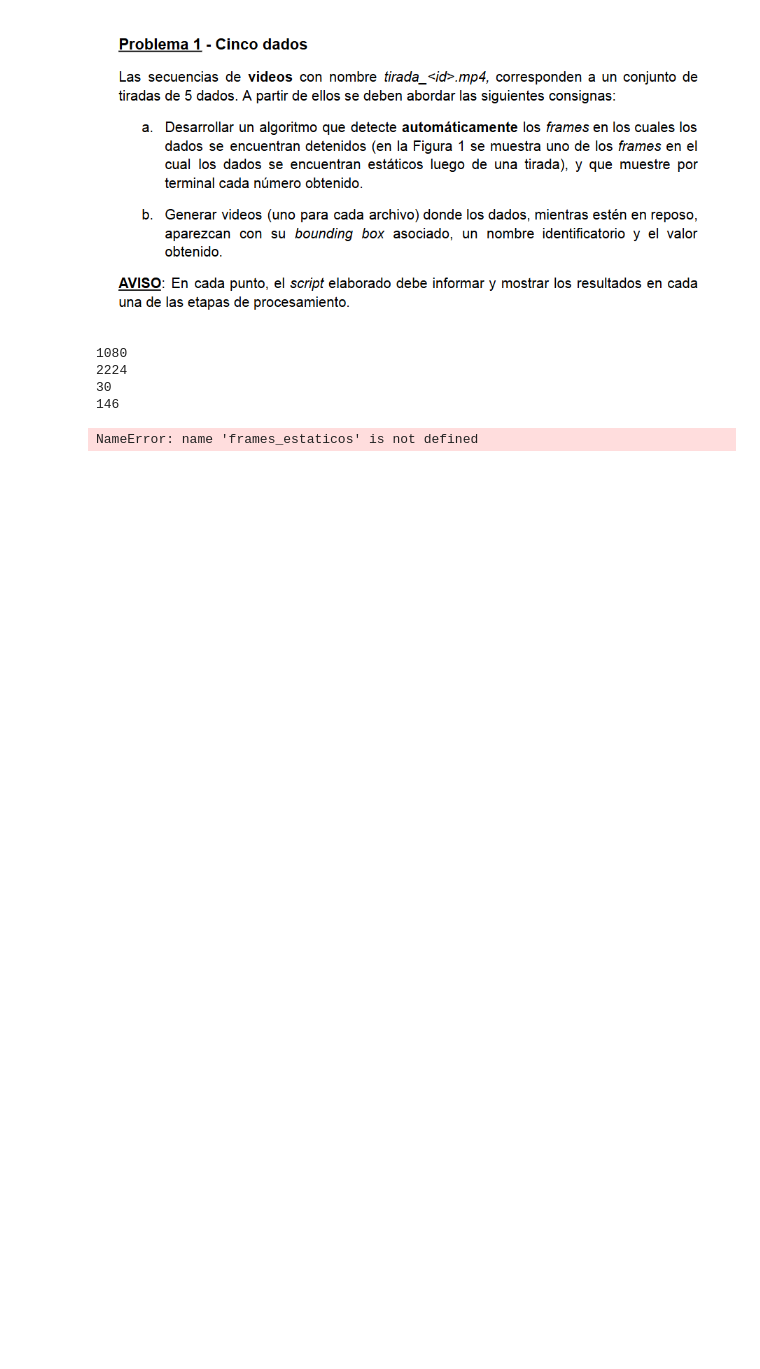
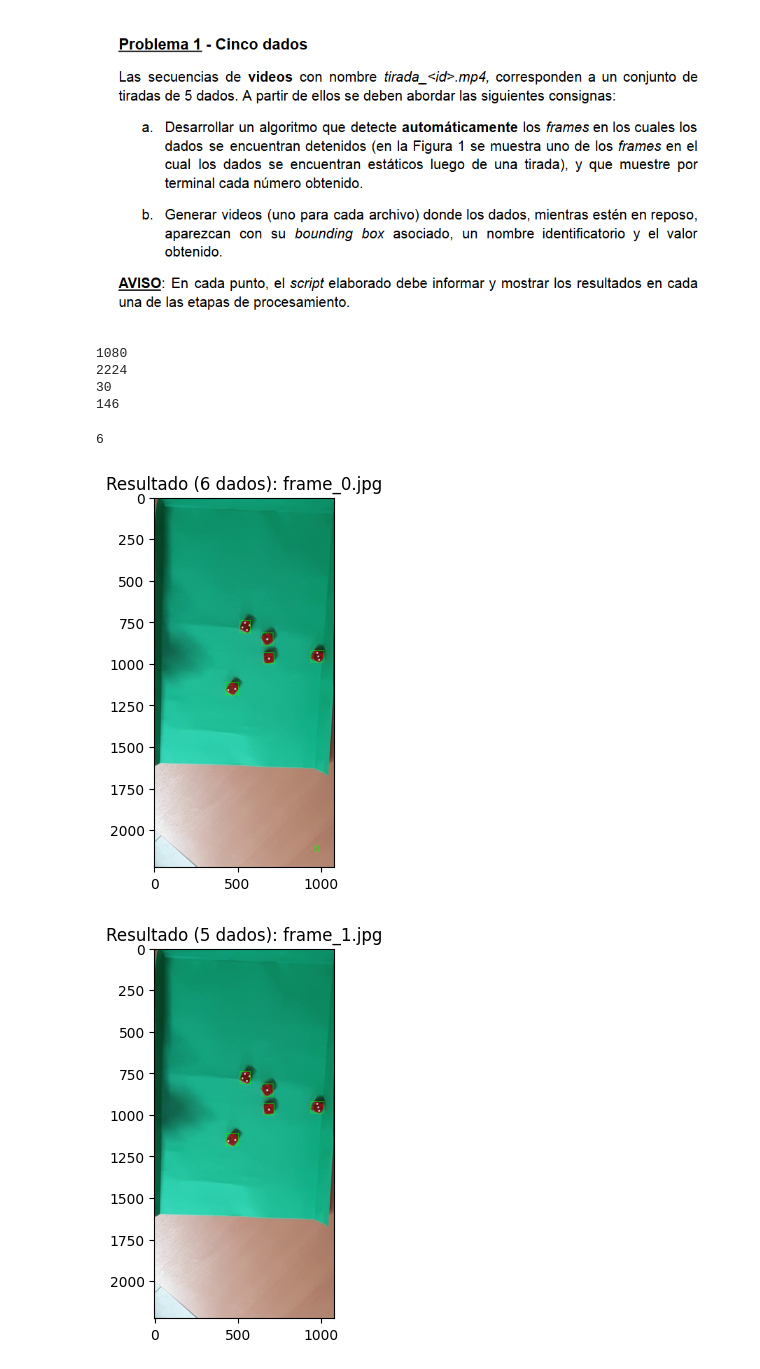
Before and after one commit to maxiromano/tp3_pdi_molina_romano, a Jupyter notebook: main.ipynb, the cells around one changed output. Saved outputs shown, nothing was run; the diff lists cells and outputs as text; code cells hidden in the pictures; blank space fills up the shorter version.

Commit message:
hecho bounding, sigo con contador ddos

```diff
--- a/main.ipynb
+++ b/main.ipynb
@@ -31,7 +31,8 @@ print(n_frames)
 frame_prev = None
 cont_fram_est = 0
 cont_frame_global = 0
-umbral_mov = 2.0
+umbral_mov = 2.5
+frame_estaticos = 0
 # %%
 #analiza si hay imagen quieta y guarda el frame estatico
 while cap.isOpened():
@@ -66,4 +67,66 @@ print(cont_frame_global)
 cap.release()
 cv2.destroyAllWindows()
 # %% [output]
-NameError: name 'frames_estaticos' is not defined
+6
+# %%
+
+carpeta_frames = "frames"
+AREA_MINIMA = 500
+AREA_MAXIMA = 30000
+
+rojo_bajo_1 = np.array([0, 100, 100])
+rojo_alto_1 = np.array([10, 255, 255])
+
+rojo_bajo_2 = np.array([170, 100, 100])
+rojo_alto_2 = np.array([180, 255, 255])
+
+lista_archivos = os.listdir(carpeta_frames)
+
+for nombre_archivo in lista_archivos:
+    if nombre_archivo.endswith('.jpg'):
+        ruta_completa = os.path.join(carpeta_frames, nombre_archivo)
+        imagen = cv2.imread(ruta_completa)
+
+        imagen_dibujo = imagen.copy()
+        """imagen_gris = cv2.cvtColor(imagen, cv2.COLOR_BGR2GRAY)
+        _, imagen_binaria = cv2.threshold(imagen_gris, 70, 255, cv2.THRESH_BINARY_INV)"""
+
+        hsv = cv2.cvtColor(imagen, cv2.COLOR_BGR2HSV)
+        mask1 = cv2.inRange(hsv, rojo_bajo_1, rojo_alto_1)
+        mask2 = cv2.inRange(hsv, rojo_bajo_2, rojo_alto_2)
+        imagen_binaria = mask1 + mask2
+
+        kernel = np.ones((7, 7), np.uint8)
+        imagen_binaria = cv2.morphologyEx(imagen_binaria, cv2.MORPH_CLOSE, kernel)
+        imagen_binaria = cv2.morphologyEx(imagen_binaria, cv2.MORPH_OPEN, kernel)
+        contours, hierarchy = cv2.findContours(imagen_binaria, cv2.RETR_EXTERNAL, cv2.CHAIN_APPROX_NONE)
+        dados_encontrados = 0
+
+        for cnt in contours:
+            area = cv2.contourArea(cnt)
+
+            if area > AREA_MINIMA and area < AREA_MAXIMA:
+
+                x,y,w,h = cv2.boundingRect(cnt)
+
+                aspect_ratio = w / h
+                if 0.5 < aspect_ratio < 1.5:
+                    #cv2.drawContours(imagen_dibujo, [cnt], contourIdx=-1, color=(255, 0, 0), thickness=2)
+                    cv2.rectangle(imagen_dibujo, (x,y), (x+w,y+h), color=(0, 255, 0), thickness=2)
+                    dados_encontrados += 1
+
+        if len(contours) > 0:
+            plt.figure()
+            plt.title(f"Resultado ({dados_encontrados} dados): {nombre_archivo}")
+            plt.imshow(cv2.cvtColor(imagen_dibujo, cv2.COLOR_BGR2RGB))
+            plt.show(block=False)
+        else:
+            print(f"No se encontraron dados en {nombre_archivo} con los parámetros actuales.")
+    else:
+        print(f"Error al cargar la imagen: {nombre_archivo}")
+
+cv2.destroyAllWindows()
+cap.release()
+# %% [output]
+[figure, added]
+[figure, added]
```
Also changed, not shown: parts of 1 cell of this notebook.
